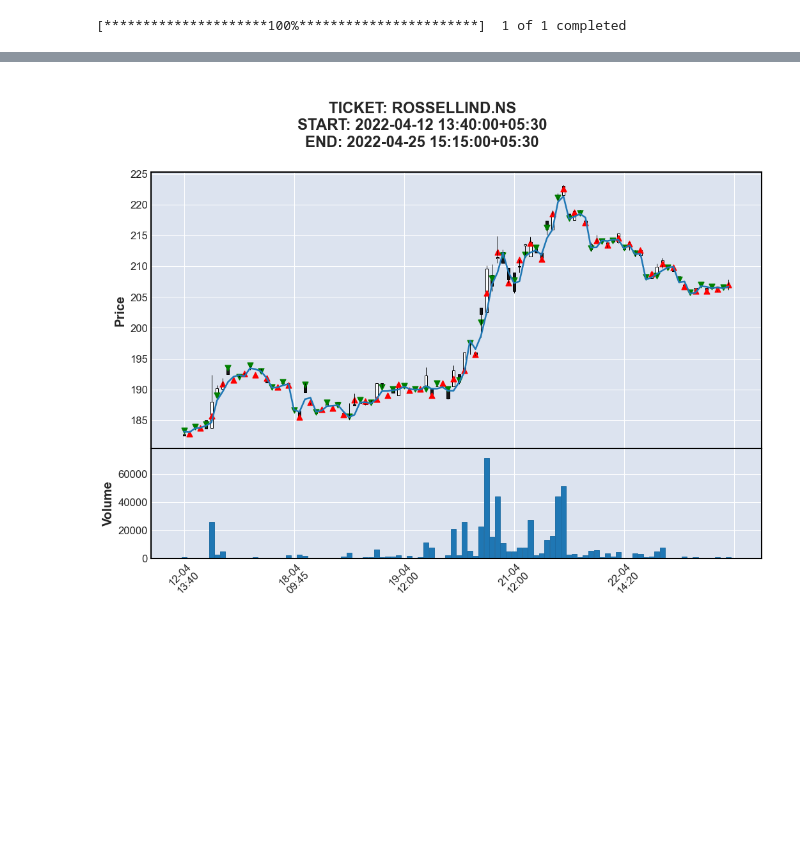
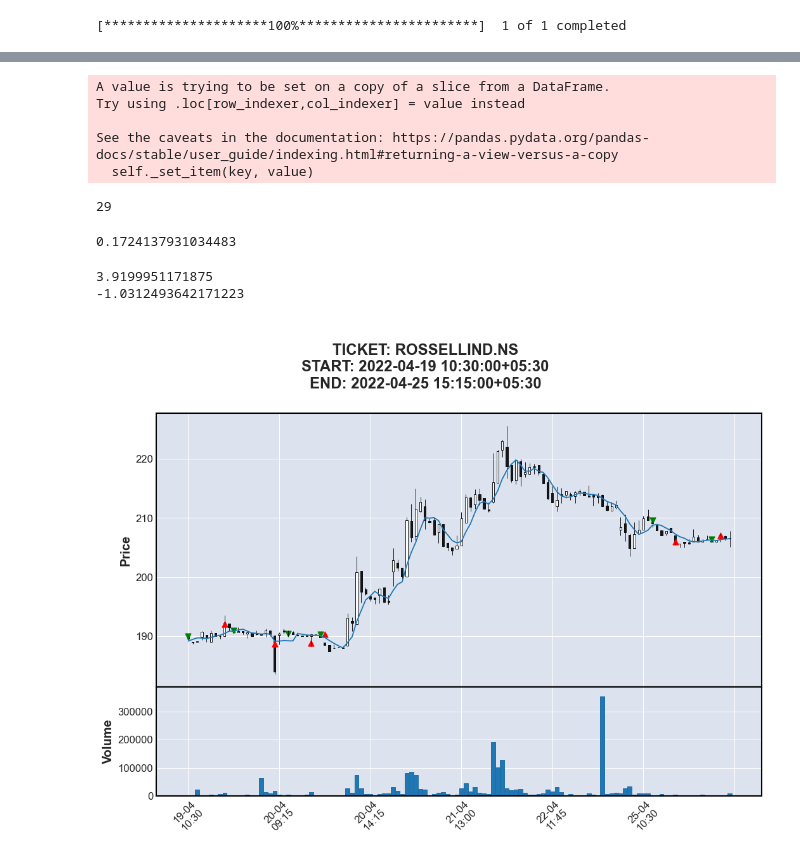
Before and after one commit to tyagiprince2010/algo-trading, a Jupyter notebook: 5ema.ipynb, the cells around one changed output, grey strips where cells are left out. Drawn from its saved outputs; the diff is of its cells as text; code cells hidden in the pictures; blank space fills up the shorter version.

```diff
--- a/5ema.ipynb
+++ b/5ema.ipynb
@@ -12,6 +12,6 @@ symbol = "ROSSELLIND.NS"
 start_time = date.today() - timedelta(days=40)
 end_time = date.today()
 # %%
-fivemin = yf.download(symbol, interval='5m', start=start_time, end=end_time, index_col=0, parse_dates=True)
+fivemin = yf.download(symbol, interval='15m', start=start_time, end=end_time, index_col=0, parse_dates=True)
 # %% [output]
 [*********************100%***********************]  1 of 1 completed
@@ -95,13 +95,25 @@ buy_price = -1
 for idx in df.index:
 
     if not in_trade:
+
         # now we have found the entry candle
         # we are looking for a entry in a trade now.
         # as soon as the candle crosses the low of entry_candle, we enter the trade.
         if entry_candle_index != -1:
+
+            # do not enter the trade after 3:15PM
+            if idx.time() >= time(hour=15, minute=15):
+                entry_candle_index = -1
+                continue
+
+            # do not enter again if the price is below 5ema again, start again.
+            if df['5ema'][idx] > df['Low'][entry_candle_index]:
+                entry_candle_index = -1
+                continue
+
             if df['Low'][idx] < df['Low'][entry_candle_index]:
                 df['signal'][idx] = 1
-                length_of_signal_candle = df['High'][idx] - df['Low'][idx]
+                length_of_signal_candle = df['High'][entry_candle_index] - df['Low'][entry_candle_index]
                 buy_price = df['Low'][entry_candle_index]
                 df['buy_price'][idx] = df['Low'][entry_candle_index]
                 in_trade = True
@@ -151,7 +163,7 @@ for idx in df.index:
             in_trade = False
 
         # exit from the strategy if the day has ended @3:!5
-        elif idx.time() == time(hour=15, minute=15):
+        elif idx.time() == time(hour=15, minute=25):
             df['sell_price'][idx] = df['Close'][idx]
 
             # set variables to close the trade.
@@ -226,20 +209,55 @@ print(avg_loosing_trade_pnl)
+# %%
+# because this is a shorting trade.
+tradesdf['pnl'] = tradesdf.buy_price.shift(1) - tradesdf.sell_price
+# %% [output]
+A value is trying to be set on a copy of a slice from a DataFrame.
+Try using .loc[row_indexer,col_indexer] = value instead
+
+See the caveats in the documentation: https://pandas.pydata.org/pandas-docs/stable/user_guide/indexing.html#returning-a-view-versus-a-copy
+  self._set_item(key, value)
+# %%
+total_trades = len(tradesdf.pnl.dropna())
+total_trades
+# %% [output]
+29
+# %%
+winning_trades = tradesdf[tradesdf.pnl > 0]
+loosing_trades = tradesdf[tradesdf.pnl <= 0]
+winning_prob = len(winning_trades) / total_trades
+winning_prob
+# %% [output]
+0.1724137931034483
+# %%
+avg_winning_trade_pnl = winning_trades.pnl.sum() / len(winning_trades)
+print(avg_winning_trade_pnl)
+avg_loosing_trade_pnl = loosing_trades.pnl.sum() / len(loosing_trades)
+print(avg_loosing_trade_pnl)
+# %% [output]
+3.9199951171875
+-1.0312493642171223
 # %%
 import mplfinance as mpf
 
 def plot(df):
+    # 14:45 corresponds to 9:15 in IST timezone
+#     vline = df[df.index.map(lambda x: x.time()) == time(hour=14, minute=45)].index
+#     vline = df[df.index.map(lambda x: x.time()) == time(hour=14, minute=50)].index
+#     print(vline.values)
     apds = [
         mpf.make_addplot(df['5ema']),
 #         mpf.make_addplot(df['signal'] ,type='scatter', markersize=100, marker='v'),
-        mpf.make_addplot(df['buy_price'] ,type='scatter', markersize=40, marker='v', color='g'),
+        mpf.make_addplot(df['buy_price'], type='scatter', markersize=40, marker='v', color='g'),
         mpf.make_addplot(df['sell_price'] ,type='scatter', markersize=40, marker='^', color='r')
     ]
 
-    mpf.plot(df, type='candle', volume=True, addplot=apds, figratio=(20,13), figscale=1.5,
+    mpf.plot(df, volume=True, type='candle',
+#              vlines=dict(vlines=vline.values),
+             addplot=apds, figratio=(20,13), figscale=1.5,
             title='\nTICKET: %s\nSTART: %s\nEND: %s' % (symbol, df.index[0], df.index[-1]),
              datetime_format='%d-%m\n%H:%M')
 
 
 
-plot(tradesdf.tail(100))
+plot(df.tail(120))
 # %% [output]
-[figure, old version]
+[figure, new version]
```
Also changed, not shown: parts of 16 cells of this notebook.
